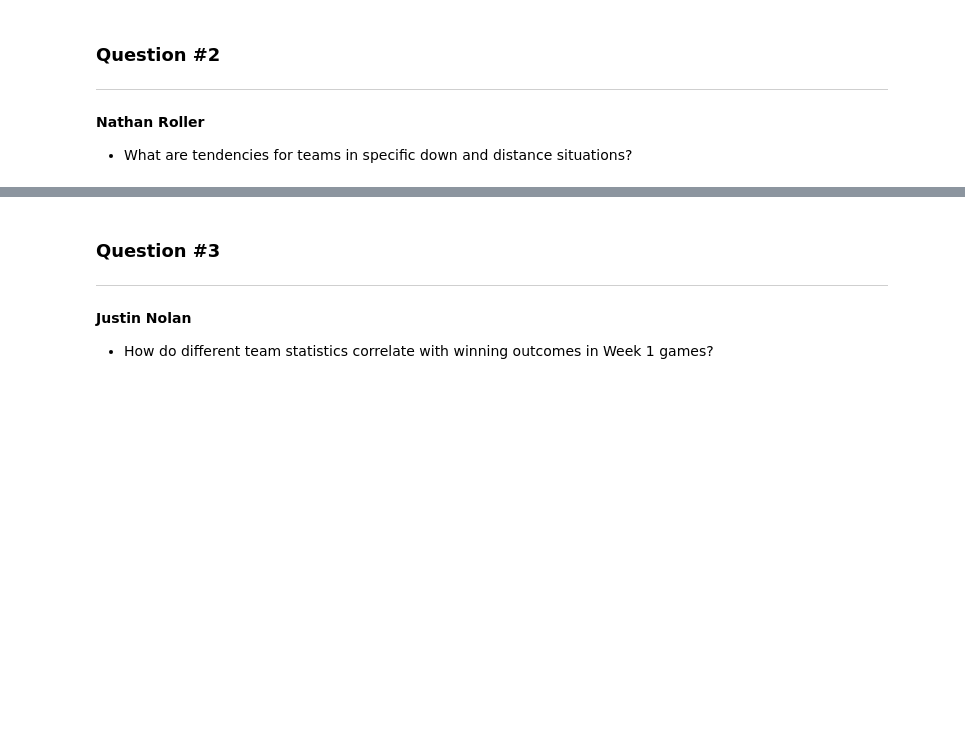
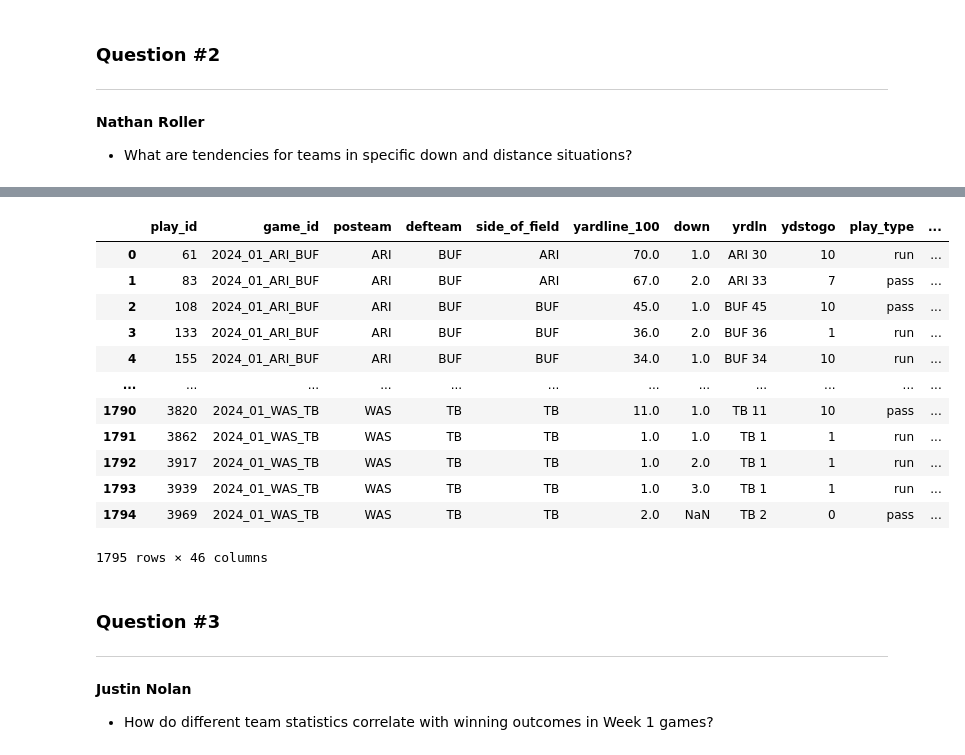
Before and after one commit to rollernathan/NFL_2024_Week_1, a Jupyter notebook: Project 3.ipynb, the cells around one changed output, grey strips where cells are left out. Drawn from its saved outputs; the diff is of its cells as text; code cells hidden in the pictures; blank space fills up the shorter version.

```diff
--- a/Project 3.ipynb
+++ b/Project 3.ipynb
@@ -28,3 +67,21 @@ df.head()
+# %%
+columns_to_fill = ['receiving_yards', 'rushing_yards']
+df_filtered[columns_to_fill] = df[columns_to_fill].fillna(0)
+df_filtered
+# %% [output]
+|  | play_id | game_id | posteam | defteam | side_of_field | yardline_100 | down | yrdln | ydstogo | play_type | ... |
+| 0 | 61 | 2024_01_ARI_BUF | ARI | BUF | ARI | 70.0 | 1.0 | ARI 30 | 10 | run | ... |
+| 1 | 83 | 2024_01_ARI_BUF | ARI | BUF | ARI | 67.0 | 2.0 | ARI 33 | 7 | pass | ... |
+| 2 | 108 | 2024_01_ARI_BUF | ARI | BUF | BUF | 45.0 | 1.0 | BUF 45 | 10 | pass | ... |
+| 3 | 133 | 2024_01_ARI_BUF | ARI | BUF | BUF | 36.0 | 2.0 | BUF 36 | 1 | run | ... |
+| 4 | 155 | 2024_01_ARI_BUF | ARI | BUF | BUF | 34.0 | 1.0 | BUF 34 | 10 | run | ... |
+| ... | ... | ... | ... | ... | ... | ... | ... | ... | ... | ... | ... |
+| 1790 | 3820 | 2024_01_WAS_TB | WAS | TB | TB | 11.0 | 1.0 | TB 11 | 10 | pass | ... |
+| 1791 | 3862 | 2024_01_WAS_TB | WAS | TB | TB | 1.0 | 1.0 | TB 1 | 1 | run | ... |
+| 1792 | 3917 | 2024_01_WAS_TB | WAS | TB | TB | 1.0 | 2.0 | TB 1 | 1 | run | ... |
+| 1793 | 3939 | 2024_01_WAS_TB | WAS | TB | TB | 1.0 | 3.0 | TB 1 | 1 | run | ... |
+| 1794 | 3969 | 2024_01_WAS_TB | WAS | TB | TB | 2.0 | NaN | TB 2 | 0 | pass | ... |
+1795 rows × 46 columns
 # %% [markdown]
 ### Question #3
 ---
```
Also changed, not shown: parts of 3 cells of this notebook.
